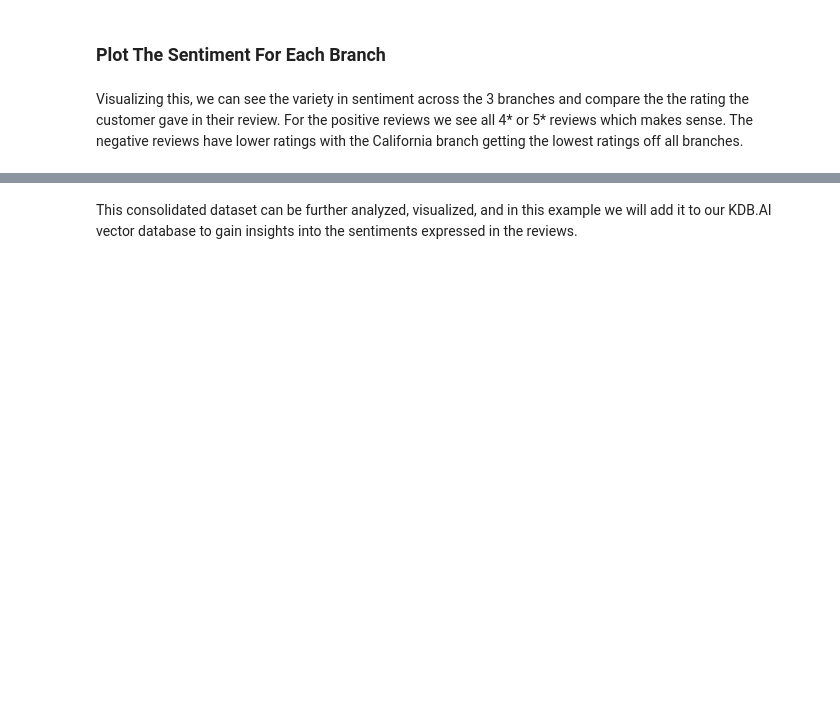
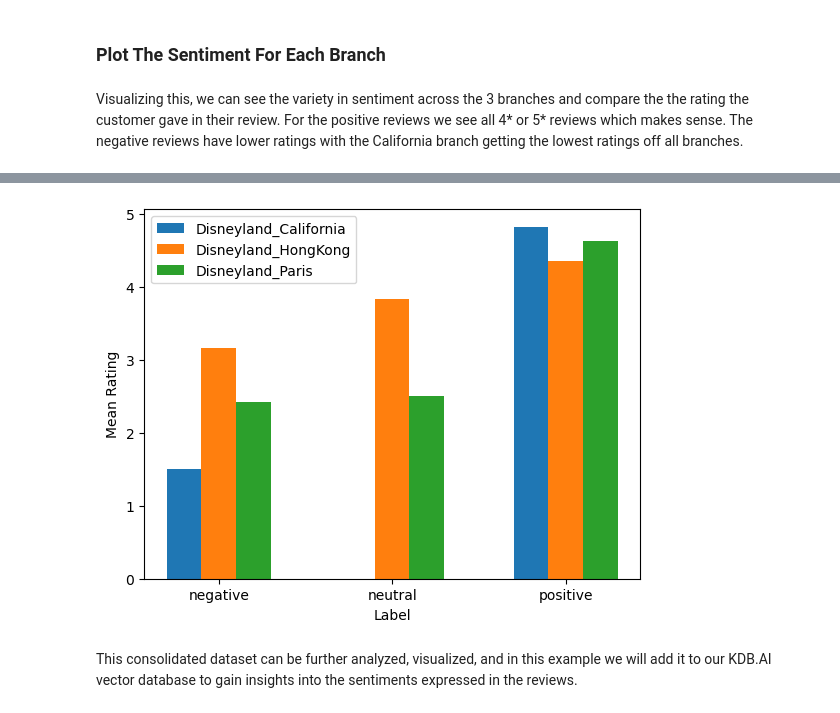
Before and after one commit to KxSystems/kdbai-samples, a Jupyter notebook: sentiment_analysis/sentiment_analysis.ipynb, the cells around one changed output, grey strips where cells are left out. Saved outputs shown, nothing was run; the diff lists cells and outputs as text; code cells hidden in the pictures; blank space fills up the shorter version.

```diff
--- a/sentiment_analysis/sentiment_analysis.ipynb
+++ b/sentiment_analysis/sentiment_analysis.ipynb
@@ -235,0 +223,29 @@ sns.barplot(
+# %%
+def plot_grouped_bar_chart(df: pd.DataFrame, y_label: str) -> None:
+    # Get list of unique branches and labels
+    branches = df.index.unique()
+    labels = df.columns.unique()
+
+    # Plot a bar for each branch-label pair
+    bar_width = 0.2
+    x_positions = range(len(labels))
+    for i, branch in enumerate(branches):
+        metric_ratings = df.loc[branch]
+        plt.bar(
+            x=[pos + (i * bar_width) for pos in x_positions],
+            height=metric_ratings,
+            width=bar_width,
+            label=branch,
+        )
+
+    # Beutify the plot
+    plt.xticks([pos + bar_width for pos in x_positions], labels)
+    plt.xlabel("Label")
+    plt.ylabel(y_label)
+    plt.legend()
+# %%
+# Group the DataFrame by 'Branch' and 'Label' and calculate the mean rating for each group
+grouped_review_sentiments_df = (
+    review_sentiments_df.groupby(["Branch", "Label"])["Rating"].mean().unstack()
+)
+grouped_review_sentiments_df
@@ -236,3 +258,7 @@ sns.barplot(
+# %%
+plot_grouped_bar_chart(grouped_review_sentiments_df, y_label="Mean Rating")
+# %% [output]
+[figure, added]
 # %% [markdown]
  This consolidated dataset can be further analyzed, visualized, and in this example we will add it to our KDB.AI vector database to gain insights into the sentiments expressed in the reviews.
 # %% [markdown]
```
Also changed, not shown: parts of 11 cells of this notebook, 1 other file.
